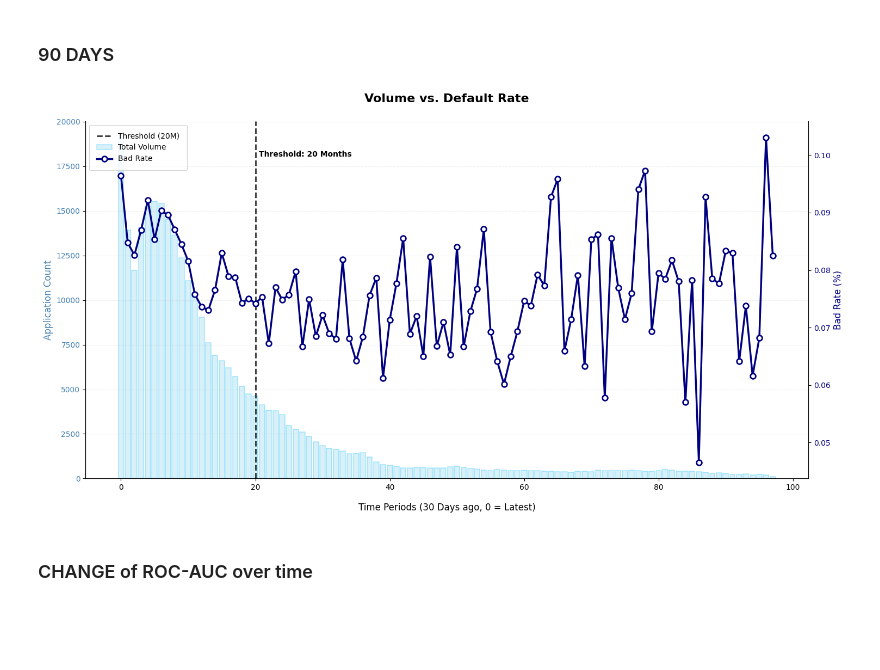
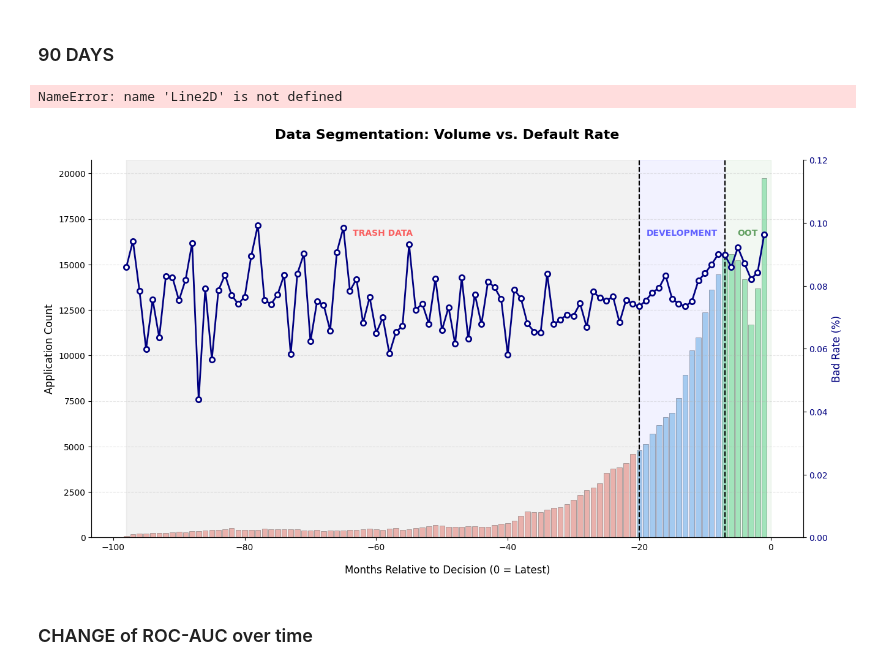
Before and after one commit to dilshodazamjonov/Feature-Selection-Research, a Jupyter notebook: Notebooks/analysis.ipynb, the cells around one changed output. Saved outputs shown, nothing was run; the diff lists cells and outputs as text; code cells hidden in the pictures; blank space fills up the shorter version.

```diff
--- a/Notebooks/analysis.ipynb
+++ b/Notebooks/analysis.ipynb
@@ -61,42 +61,83 @@ print(merged_df[['DAYS_DECISION', 'MONTH_LABEL']])
 # %% [markdown]
 ### 90 DAYS
 # %%
+
+# Custom Legend
+from matplotlib.patches import Patch
+
 DAYS_TO_DEVIDE = 30
-THRESHOLD_MONTH = 20
+DEV_THRESHOLD = -600 // DAYS_TO_DEVIDE # -20 months
+OOT_THRESHOLD = -210 // DAYS_TO_DEVIDE # -7 months
 
-merged_df['MONTH_LABEL'] = (np.abs(merged_df['DAYS_DECISION']) // DAYS_TO_DEVIDE).astype('Int64')
+# 1. Prepare Data (keeping it negative)
+merged_df['MONTH_LABEL'] = (merged_df['DAYS_DECISION'] // DAYS_TO_DEVIDE).astype('Int64')
 stats = merged_df.groupby('MONTH_LABEL')['TARGET'].agg(['mean', 'count']).sort_index()
 
 fig, ax1 = plt.subplots(figsize=(15, 8))
 
-ax1.bar(stats.index, stats['count'], color='skyblue', alpha=0.3, label='Total Volume', edgecolor='deepskyblue', linewidth=1.2)
-ax1.set_xlabel(f'Time Periods ({DAYS_TO_DEVIDE} Days ago, 0 = Latest)', fontsize=12, labelpad=15)
-ax1.set_ylabel('Application Count', color='steelblue', fontsize=12)
-ax1.tick_params(axis='y', labelcolor='steelblue')
-ax1.grid(axis='y', linestyle='--', alpha=0.2)
+# 2. Define colors for each segment
+# Trash (< -20), Dev (-20 to -7), OOT (>= -7)
+bar_colors = []
+for i in stats.index:
+    if i < DEV_THRESHOLD:
+        bar_colors.append('#e74c3c') # Red for Trash
+    elif i < OOT_THRESHOLD:
+        bar_colors.append('#3498db') # Blue for Dev
+    else:
+        bar_colors.append('#2ecc71') # Green for OOT
 
+# 3. Plot Volume Bars
+ax1.bar(stats.index, stats['count'], color=bar_colors, alpha=0.4, edgecolor='black', linewidth=0.5)
+ax1.set_xlabel(f'Months Relative to Decision (0 = Latest)', fontsize=12, labelpad=15)
+ax1.set_ylabel('Application Count', color='black', fontsize=12)
+
+# 4. Plot Bad Rate Line
 ax2 = ax1.twinx()
-ax2.plot(stats.index, stats['mean'], color='navy', marker='o', markersize=7, markerfacecolor='white', markeredgewidth=2, linewidth=2.5, label='Bad Rate')
+ax2.plot(stats.index, stats['mean'], color='navy', marker='o', markersize=6,
+         markerfacecolor='white', markeredgewidth=2, linewidth=2, label='Bad Rate')
 ax2.set_ylabel('Bad Rate (%)', color='navy', fontsize=12)
+ax2.set_ylim(0, 0.12) # Fixed range as requested
 ax2.tick_params(axis='y', labelcolor='navy')
 
-# ADD VERTICAL THRESHOLD LINE
-ax1.axvline(x=THRESHOLD_MONTH, color='black', linestyle='--', linewidth=2, alpha=0.8, label=f'Threshold ({THRESHOLD_MONTH}M)')
-ax1.text(THRESHOLD_MONTH + 0.5, ax1.get_ylim()[1] * 0.9, f'Threshold: {THRESHOLD_MONTH} Months',
-         color='black', fontweight='bold', fontsize=10)
+# 5. Add Background Segmentation & Vertical Lines
+# Trash Zone
+ax1.axvspan(stats.index.min(), DEV_THRESHOLD, color='gray', alpha=0.1)
+ax1.text((stats.index.min() + DEV_THRESHOLD)/2, ax1.get_ylim()[1]*0.8, 'TRASH DATA',
+         ha='center', fontweight='bold', color='red', alpha=0.6)
 
-plt.title('Volume vs. Default Rate', fontsize=16, pad=25, fontweight='bold')
+# Dev Zone
+ax1.axvspan(DEV_THRESHOLD, OOT_THRESHOLD, color='blue', alpha=0.05)
+ax1.text((DEV_THRESHOLD + OOT_THRESHOLD)/2, ax1.get_ylim()[1]*0.8, 'DEVELOPMENT',
+         ha='center', fontweight='bold', color='blue', alpha=0.6)
+
+# OOT Zone
+ax1.axvspan(OOT_THRESHOLD, 0, color='green', alpha=0.05)
+ax1.text(OOT_THRESHOLD/2, ax1.get_ylim()[1]*0.8, 'OOT',
+         ha='center', fontweight='bold', color='darkgreen', alpha=0.6)
+
+# Threshold Lines
+ax1.axvline(x=DEV_THRESHOLD, color='black', linestyle='--', linewidth=1.5)
+ax1.axvline(x=OOT_THRESHOLD, color='black', linestyle='--', linewidth=1.5)
+
+# 6. Formatting & Legend
+plt.title('Data Segmentation: Volume vs. Default Rate', fontsize=16, pad=25, fontweight='bold')
 ax1.spines['top'].set_visible(False)
 ax2.spines['top'].set_visible(False)
+ax1.grid(axis='y', linestyle='--', alpha=0.3)
 
-lines, labels = ax1.get_legend_handles_labels()
-lines2, labels2 = ax2.get_legend_handles_labels()
-ax1.legend(lines + lines2, labels + labels2, loc='upper left', frameon=True, borderpad=1)
+legend_elements = [
+    Patch(facecolor='#e74c3c', alpha=0.4, label='Trash (> 600d ago)'),
+    Patch(facecolor='#3498db', alpha=0.4, label='Dev (600d - 210d)'),
+    Patch(facecolor='#2ecc71', alpha=0.4, label='OOT (Last 210d)'),
+    Line2D([0], [0], color='navy', marker='o', label='Bad Rate')
+]
+ax1.legend(handles=legend_elements, loc='upper left', frameon=True)
 
 fig.tight_layout()
 plt.show()
 # %% [output]
+NameError: name 'Line2D' is not defined
-[figure, old version]
+[figure, new version]
 # %% [markdown]
 ### CHANGE of ROC-AUC over time
 # %%
```
Also changed, not shown: 58 other files.
